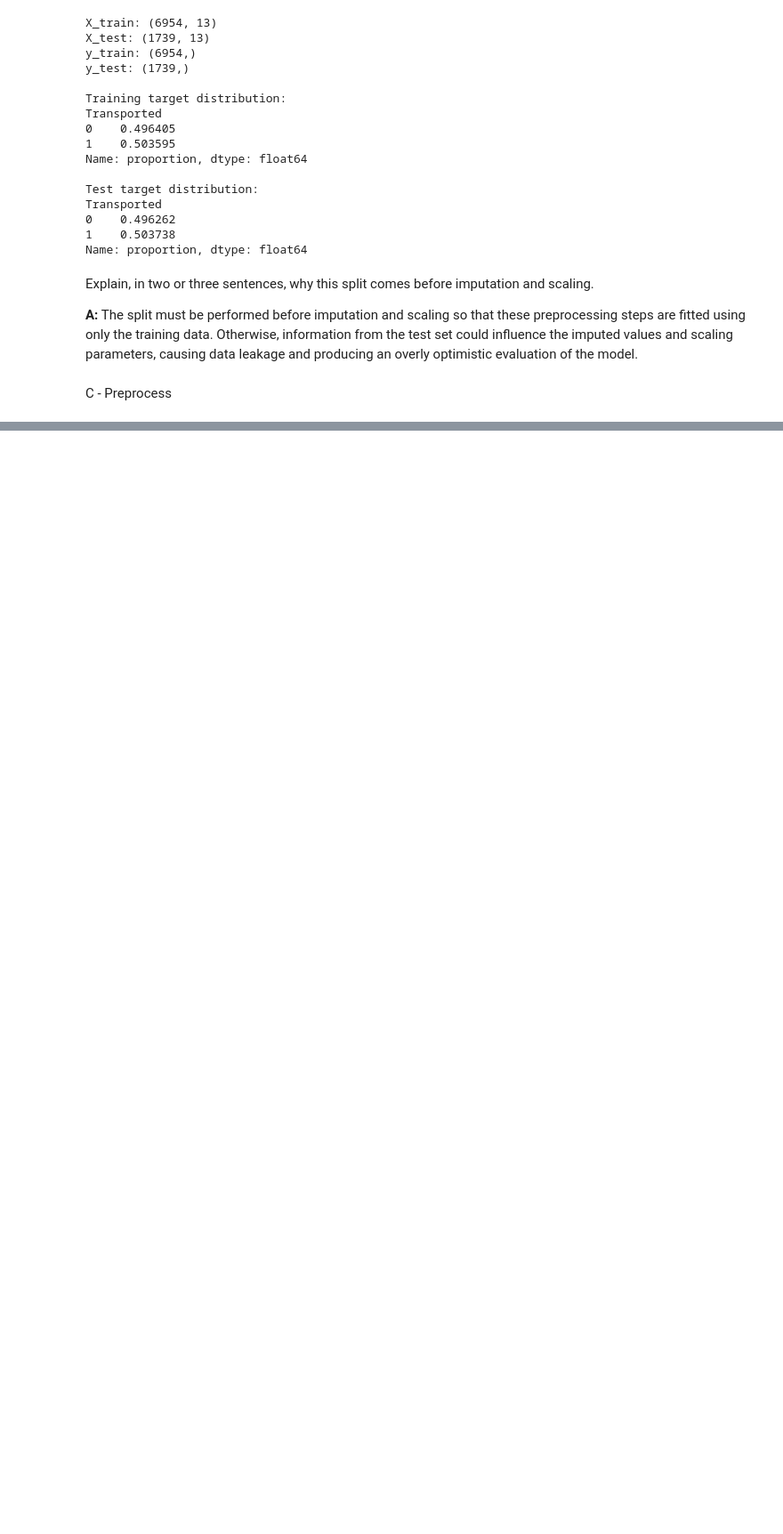
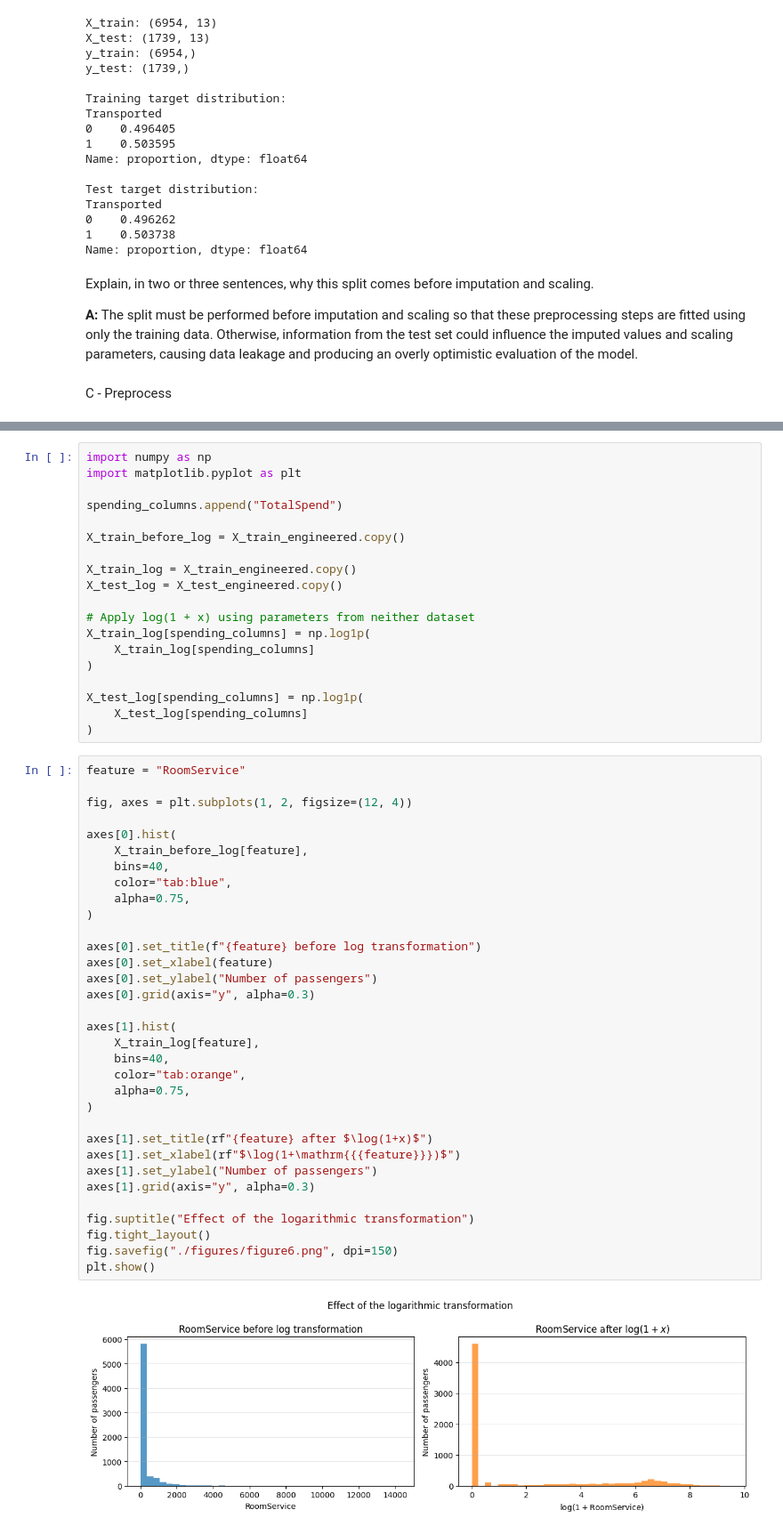
Before and after one commit to giuvallente/neuralNetworks, a Jupyter notebook: exercises/data/exercise3.ipynb, the cells around one changed output, grey strips where cells are left out. Shown at 89% size. Cells and saved outputs as stored; diff of their text form; blank space fills up the shorter version.

```diff
--- a/exercises/data/exercise3.ipynb
+++ b/exercises/data/exercise3.ipynb
@@ -211,0 +391,54 @@ C - Preprocess
+# %%
+import numpy as np
+import matplotlib.pyplot as plt
+
+spending_columns.append("TotalSpend")
+
+X_train_before_log = X_train_engineered.copy()
+
+X_train_log = X_train_engineered.copy()
+X_test_log = X_test_engineered.copy()
+
+# Apply log(1 + x) using parameters from neither dataset
+X_train_log[spending_columns] = np.log1p(
+    X_train_log[spending_columns]
+)
+
+X_test_log[spending_columns] = np.log1p(
+    X_test_log[spending_columns]
+)
+# %%
+feature = "RoomService"
+
+fig, axes = plt.subplots(1, 2, figsize=(12, 4))
+
+axes[0].hist(
+    X_train_before_log[feature],
+    bins=40,
+    color="tab:blue",
+    alpha=0.75,
+)
+
+axes[0].set_title(f"{feature} before log transformation")
+axes[0].set_xlabel(feature)
+axes[0].set_ylabel("Number of passengers")
+axes[0].grid(axis="y", alpha=0.3)
+
+axes[1].hist(
+    X_train_log[feature],
+    bins=40,
+    color="tab:orange",
+    alpha=0.75,
+)
+
+axes[1].set_title(rf"{feature} after $\log(1+x)$")
+axes[1].set_xlabel(rf"$\log(1+\mathrm{{{feature}}})$")
+axes[1].set_ylabel("Number of passengers")
+axes[1].grid(axis="y", alpha=0.3)
+
+fig.suptitle("Effect of the logarithmic transformation")
+fig.tight_layout()
+fig.savefig("./figures/figure6.png", dpi=150)
+plt.show()
+# %% [output]
+[figure, added]
```
Also changed, not shown: parts of 21 cells of this notebook, 4 other files.
